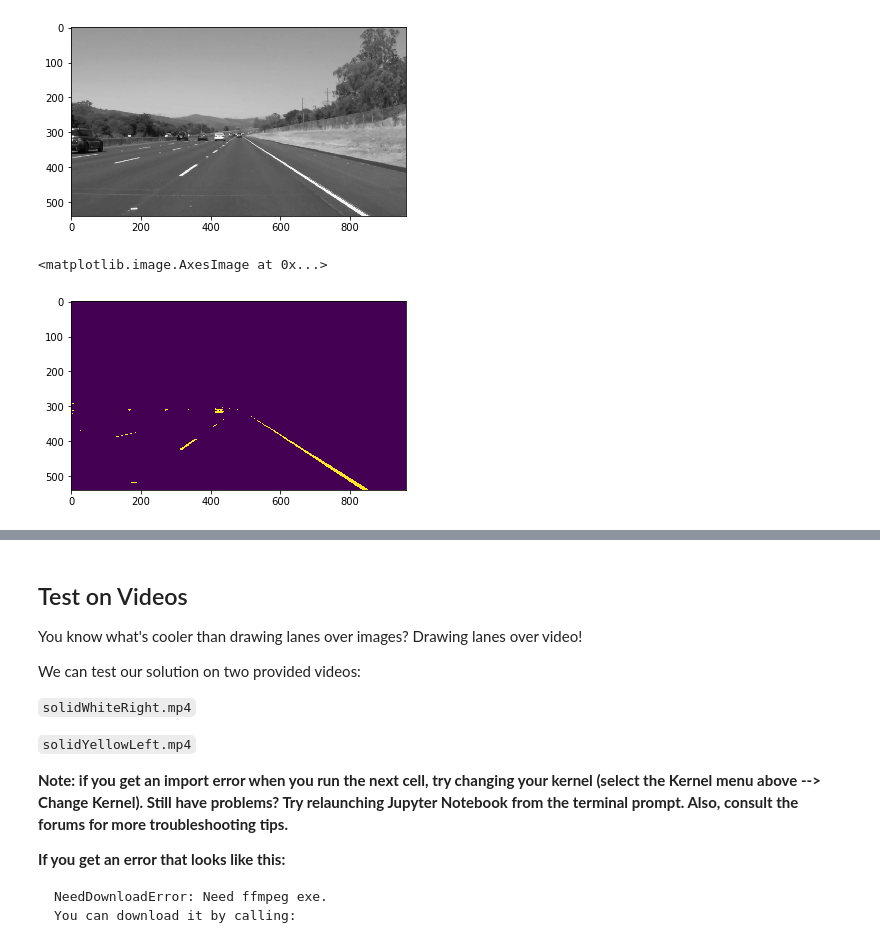
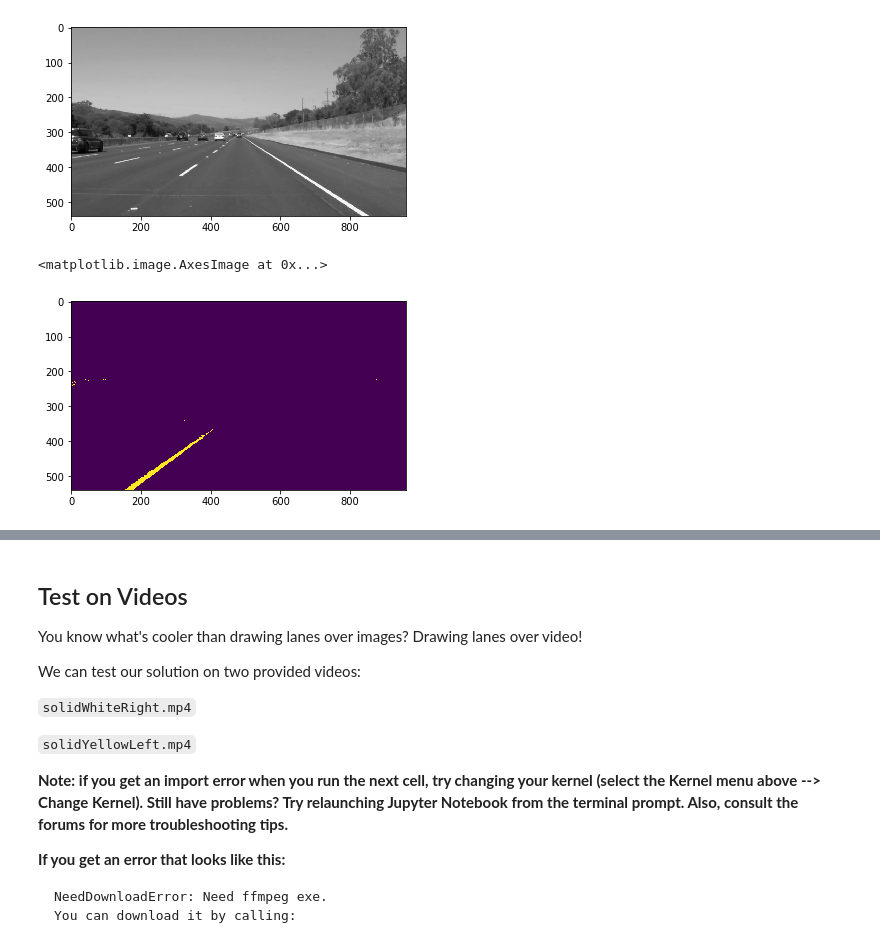
Before and after one commit to shiruizhi1234/CarND-LaneLines-P1, a Jupyter notebook: P1.ipynb, the cells around one changed output, grey strips where cells are left out. Saved outputs shown, nothing was run; the diff lists cells and outputs as text; code cells hidden in the pictures.

```diff
--- a/P1.ipynb
+++ b/P1.ipynb
@@ -216,20 +241,13 @@ plt.imshow(gray, cmap='gray')
 # %% [output]
 <matplotlib.image.AxesImage at 0x...>
 [figure]
-# %%
-#color selection
-xsize = image[1]
-ysize = image[0]
-color_select = np.copy(image)
-
-#color mask crateria
-red_threshold = 200
-yellow_threshold = 200
-blue_threshold = 200
-
-rgb_threshold = np.array([red_threshold, yellow_threshold, blue_threshold])
-color_mask = cv2.inRange(color_select, rgb_threshold, np.array([255, 255, 255]))
-plt.imshow(color_mask)
-# %% [output]
-<matplotlib.image.AxesImage at 0x...>
-[figure, removed]
+# %%
+image = mpimg.imread('test_images/solidYellowCurve.jpg')
+yellow = np.uint8([[[255,255,0 ]]])
+hsv_yellow = cv2.cvtColor(yellow,cv2.COLOR_BGR2HSV)
+hsv = cv2.cvtColor(image, cv2.COLOR_BGR2HSV)
+mask_yel = cv2.inRange(hsv, np.array([ 76, 90, 105]), np.array([ 156, 185, 255]))
+plt.imshow(mask_yel)
+# %% [output]
+<matplotlib.image.AxesImage at 0x...>
+[figure, added]
```
Also changed, not shown: parts of 14 cells of this notebook, 5 other files.
